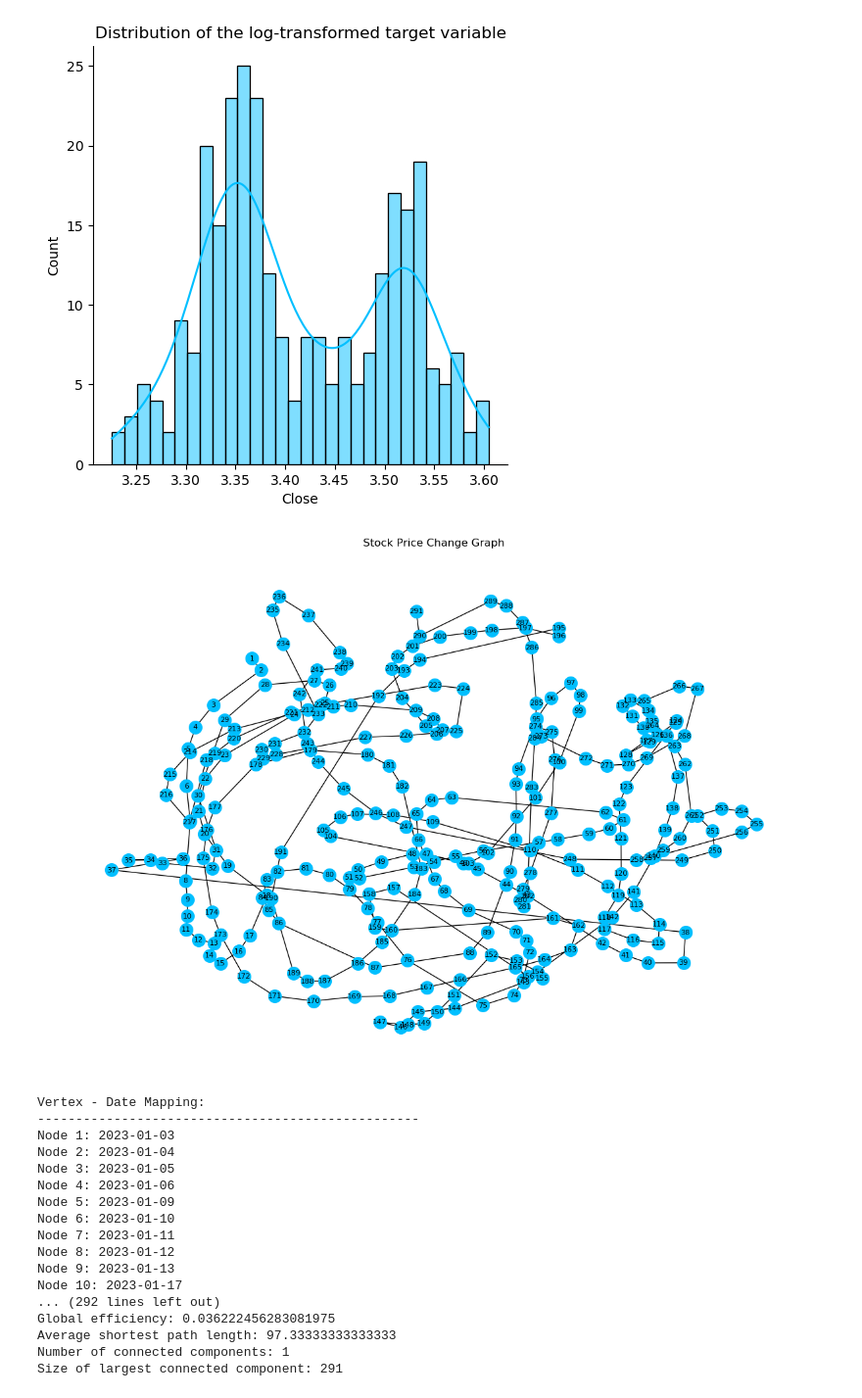
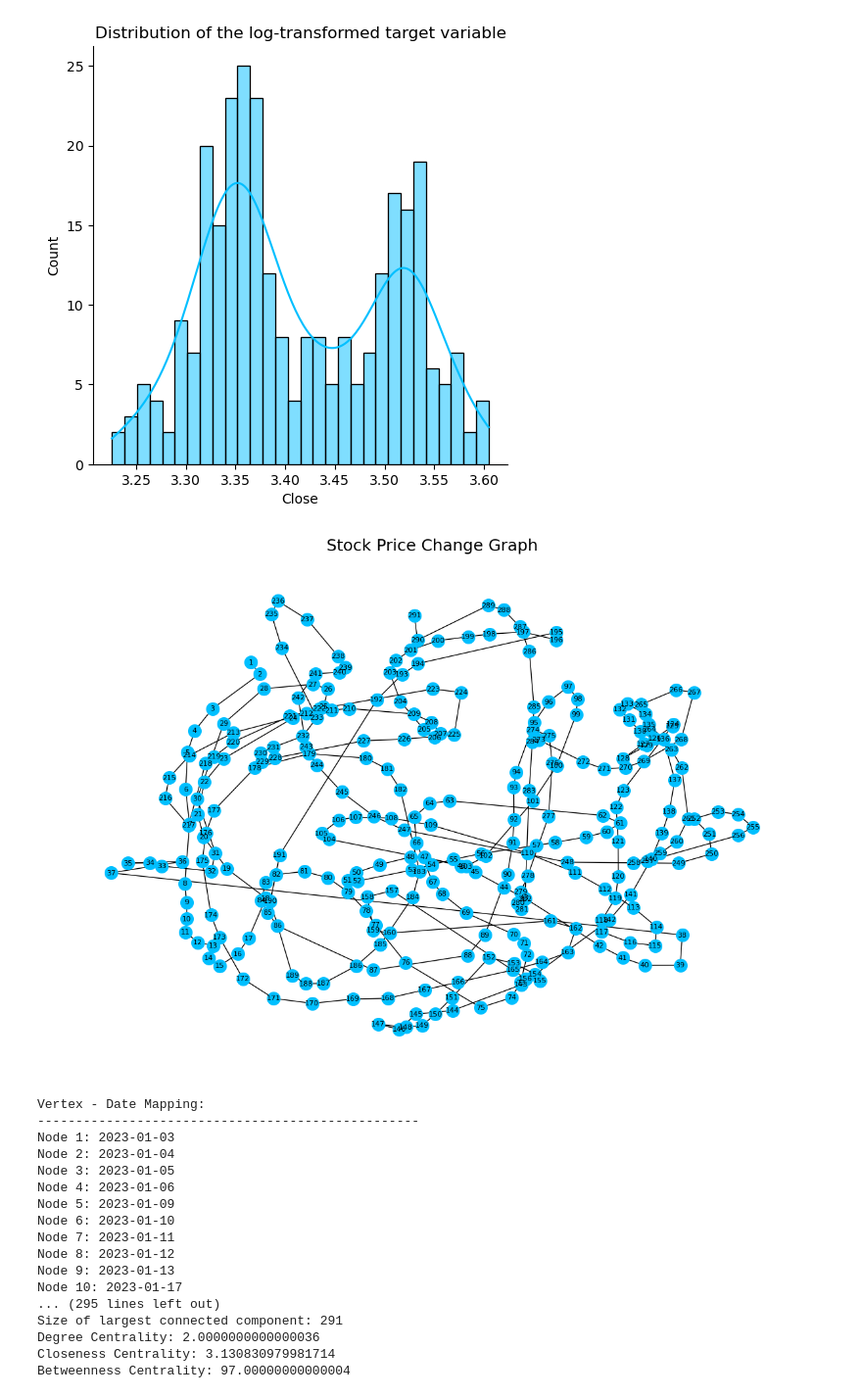
Before and after one commit to chernyshov-dp/SNA-project, a Jupyter notebook: main.ipynb, the cells around one changed output. Shown: that part at 98% size. Saved outputs shown, nothing was run; the diff lists cells and outputs as text; code cells hidden in the pictures.

```diff
--- a/main.ipynb
+++ b/main.ipynb
@@ -114,35 +114,38 @@ plt.title("Distribution of the log-transformed target variable");
 # %%
 stock_price_graph = create_stock_price_graph(df)
 
 plt.figure(figsize=(12, 8))
 pos = nx.spring_layout(stock_price_graph, seed=42)
 nx.draw(stock_price_graph, pos, with_labels=False, node_size=200, node_color="deepskyblue")
 node_labels = {n: i for i, n in enumerate(stock_price_graph.nodes(), 1)}
 nx.draw_networkx_labels(stock_price_graph, pos, labels=node_labels, font_size=8, font_color="black")
-plt.title("Stock Price Change Graph", fontz)
+plt.title("Stock Price Change Graph", fontsize=18)
 plt.show()
 
 print("Vertex - Date Mapping:")
 print(50*"-")
 for node, index in node_labels.items():
     print(f"Node {index}: {node.strftime('%Y-%m-%d')}")
 
 print("\nGraph Statistics:")
 print(50*"-")
 print("Number of vertices:", stock_price_graph.number_of_nodes())
 print("Number of edges:", stock_price_graph.number_of_edges())
 print("Average degree:", np.mean([d for n, d in stock_price_graph.degree()]))
 print("Density:", nx.density(stock_price_graph))
 print("Average clustering coefficient:", nx.average_clustering(stock_price_graph))
 print("Diameter:", nx.diameter(stock_price_graph))
 print("Assortativity coefficient:", nx.degree_assortativity_coefficient(stock_price_graph))
 print("Transitivity:", nx.transitivity(stock_price_graph))
 print("Global efficiency:", nx.global_efficiency(stock_price_graph))
 print("Average shortest path length:", nx.average_shortest_path_length(stock_price_graph))
 print("Number of connected components:", nx.number_connected_components(stock_price_graph))
 print("Size of largest connected component:", len(max(nx.connected_components(stock_price_graph), key=len)))
+print("Degree Centrality:", sum(nx.degree_centrality(stock_price_graph).values()))
+print("Closeness Centrality:", sum(nx.closeness_centrality(stock_price_graph).values()))
+print("Betweenness Centrality:", sum(nx.betweenness_centrality(stock_price_graph).values()))
 # %% [output]
-[figure, old version]
+[figure, new version]
 Vertex - Date Mapping:
 --------------------------------------------------
 Node 1: 2023-01-03
@@ -155,11 +158,11 @@ Node 7: 2023-01-11
 Node 8: 2023-01-12
 Node 9: 2023-01-13
 Node 10: 2023-01-17
-... (292 lines left out)
-Global efficiency: 0.036222456283081975
-Average shortest path length: 97.33333333333333
-Number of connected components: 1
+... (295 lines left out)
 Size of largest connected component: 291
+Degree Centrality: 2.0000000000000036
+Closeness Centrality: 3.130830979981714
+Betweenness Centrality: 97.00000000000004
 # %% [markdown]
 - **Average degree**: the average degree of the vertices is approximately 1.99, indicating that, on average, each vertex is connected to about two other vertices;
 - **Density**: the density of the graph is approximately 0.00687, suggesting that the graph is sparse, with relatively few edges compared to the maximum possible number of edges;
```
Also changed, not shown: parts of 3 cells of this notebook.
